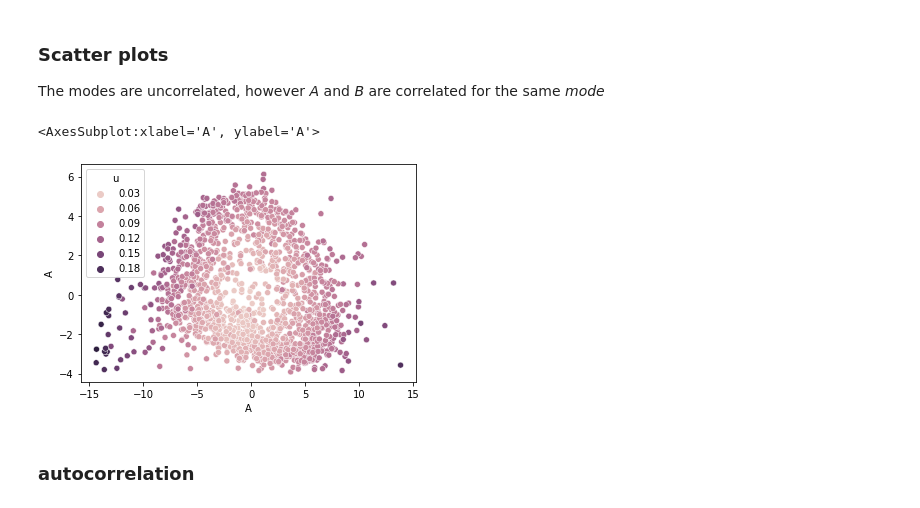
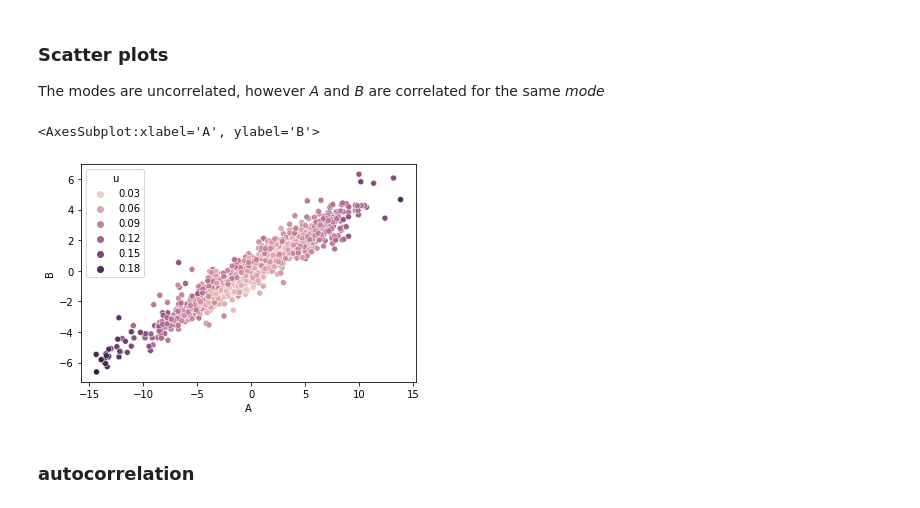
Before and after one commit to galendal/FACTS, a Jupyter notebook: MCA.ipynb, the cells around one changed output. Drawn from its saved outputs; the diff is of its cells as text; code cells hidden in the pictures.

```diff
--- a/MCA.ipynb
+++ b/MCA.ipynb
@@ -207,4 +207,4 @@ res['usvd']=(('time','z'),res.A.data@res.U.data.T)
 res['vsvd']=(('time','z'),res.B.data@res.V.data.T)
 res['u']=u
 res['v']=v
-res
+res=res.drop('depth')
@@ -321,11 +296,11 @@ Data variables:
 The modes are uncorrelated, however *A* and *B* are correlated for the same *mode*
 # %%
 mode1=0
-mode2=1#mode1
-sns.scatterplot(x=res.A.isel(mode=mode1),y=res.A.isel(mode=mode2),hue=res.u.std('z'))
+mode2=mode1
+sns.scatterplot(x=res.A.isel(mode=mode1),y=res.B.isel(mode=mode2),hue=res.u.std('z'))
 # %% [output]
-<AxesSubplot:xlabel='A', ylabel='A'>
+<AxesSubplot:xlabel='A', ylabel='B'>
-[figure, old version]
+[figure, new version]
 # %% [markdown]
 ### autocorrelation
 # %%
```
Also changed, not shown: parts of 52 cells of this notebook.
